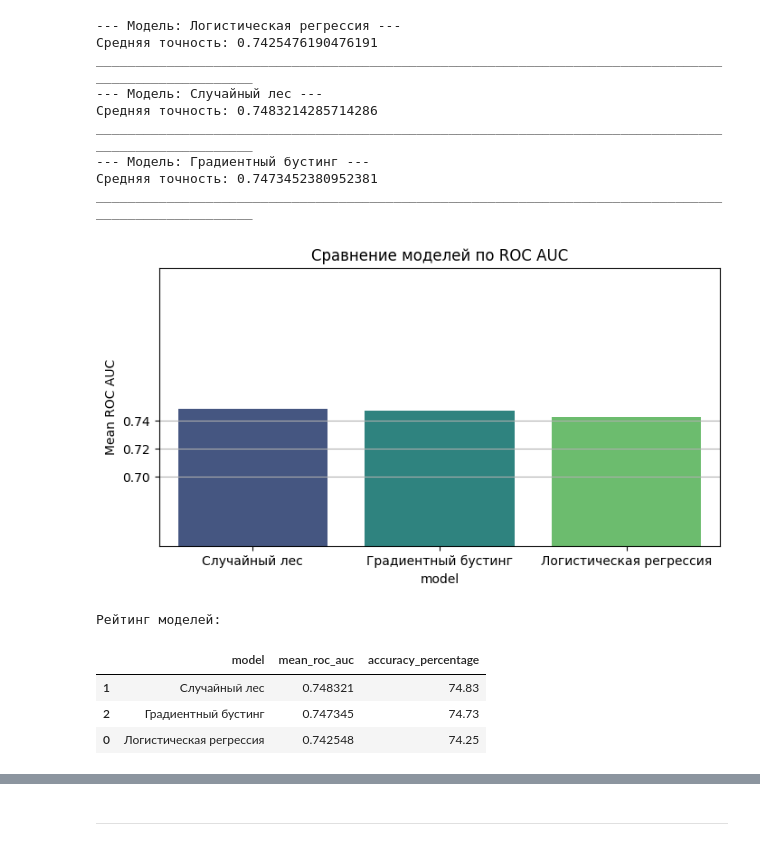
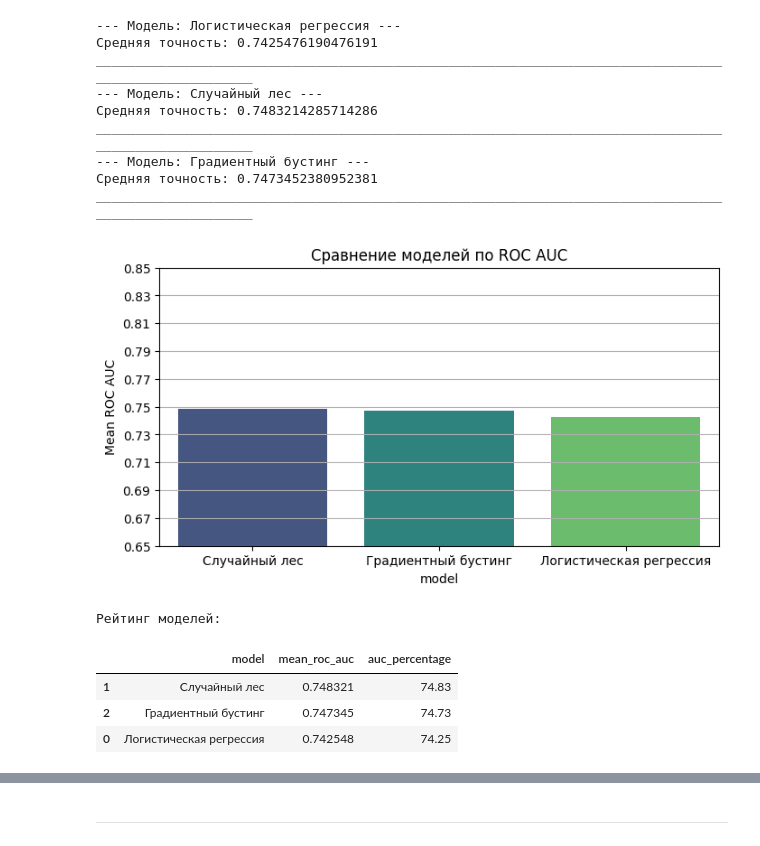
Before and after one commit to Ejtolf/german_credit_default_prediction, a Jupyter notebook: notebooks/credit-risk-model.ipynb, the cells around one changed output, grey strips where cells are left out. Saved outputs shown, nothing was run; the diff lists cells and outputs as text; code cells hidden in the pictures.

Commit message:
Fixed typos with wrong target classes  in reports, fixed classes in web interface, ROC-AUC curve has been created.

```diff
--- a/notebooks/credit-risk-model.ipynb
+++ b/notebooks/credit-risk-model.ipynb
@@ -440,7 +439,7 @@ ___
 # 3. Feature Engineering - подготовка данных к моделированию
 # %%
 # Новый признак для улучшения качества модели: ежемесячный платёж по кредиту
-df['montly_payment'] = df['credit_amount'] / df['duration']
+df['monthly_payment'] = df['credit_amount'] / df['duration']
 df.head(2)
 # %% [output]
 |  | age | sex | job | housing | saving_accounts | checking_account | credit_amount | duration | ... |
@@ -547,28 +546,28 @@ ________________________________________________________________________________
 # %%
 # Результаты моделей по среднему показателю roc-auc
 
 models_results = pd.DataFrame({
     "model": list(results.keys()),
     "mean_roc_auc": [v[1] for v in results.values()],
-    'accuracy_percentage': [(v[1] * 100).round(2) for v in results.values()]
+    'auc_percentage': [(v[1] * 100).round(2) for v in results.values()]
 }).sort_values(by='mean_roc_auc', ascending=False)
 
 # График
 plt.figure(figsize=(8, 4))
 sns.barplot(x=models_results['model'], y=models_results['mean_roc_auc'], palette='viridis')
 plt.ylim(0.65, 0.85)
-plt.yticks(np.arange(.70, .75, .02))
+plt.yticks(np.arange(0.65, 0.86, 0.02))
 plt.ylabel("Mean ROC AUC")
 plt.title("Сравнение моделей по ROC AUC")
 plt.grid(axis='y')
 plt.show()
 
 print('Рейтинг моделей:')
 display(models_results)
 # %% [output]
-[figure, old version]
+[figure, new version]
 Рейтинг моделей:
-|  | model | mean_roc_auc | accuracy_percentage |
+|  | model | mean_roc_auc | auc_percentage |
 | 1 | Случайный лес | 0.748321 | 74.83 |
 | 2 | Градиентный бустинг | 0.747345 | 74.73 |
 | 0 | Логистическая регрессия | 0.742548 | 74.25 |
```
Also changed, not shown: parts of 7 cells of this notebook, 4 other files.
